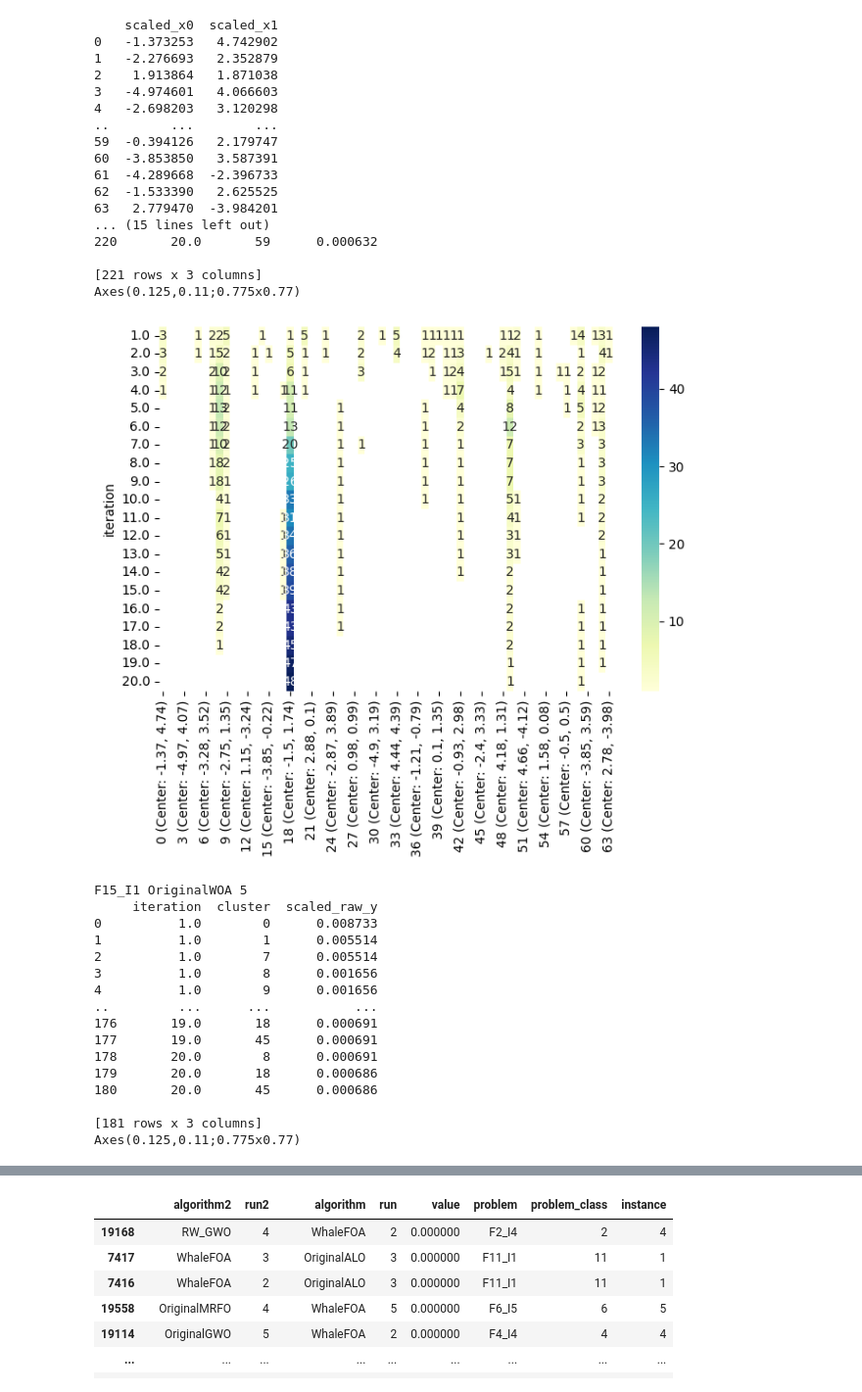
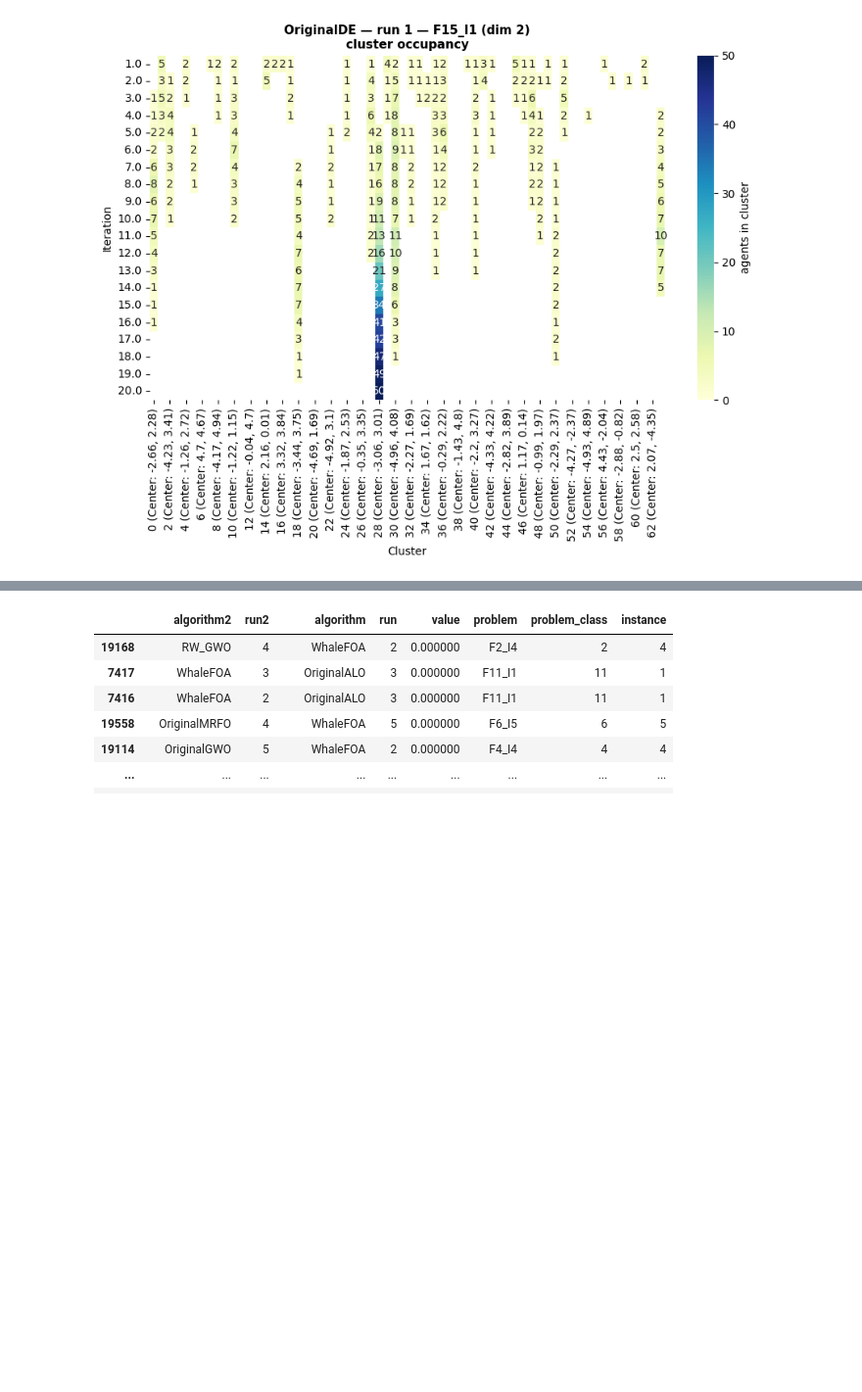
Before and after one commit to 8Timon24/Diploma-Analiza-in-vizualizacija-algoritmov-za-optimizacijo, a Jupyter notebook: 3_cluster_analysis.ipynb, the cells around one changed output, grey strips where cells are left out. Shown at 98% size. Cells and saved outputs as stored; diff of their text form; code cells hidden in the pictures; blank space fills up the shorter version.

```diff
--- a/3_cluster_analysis.ipynb
+++ b/3_cluster_analysis.ipynb
@@ -205,47 +246,6 @@ Axes(0.125,0.11;0.775x0.77)
 # %%
-algorithms_of_interest=["ModifiedAEO",
-"OriginalAEO",
-"AugmentedAEO",
-"OriginalSHADE",
-"SADE",
-"JADE",
-"OriginalDE",
-"OriginalWOA",
-"HI_WOA"]
+algorithms_of_interest=["OriginalDE","SADE","OriginalSHADE","AugmentedAEO", "GWO_WOA", "OriginalCSA", "OriginalMRFO"]
 
-visualize([2], ['F15_I1'], ['OriginalWOA', 'OriginalMRFO'], [1, 5],data_dir=f'data/clustering_features_20_algorithms_kmeans', plot_y=False)
+visualize([2], ['F15_I1'], ['OriginalDE', 'OriginalMRFO'], [1, 5],data_dir=f'data/clustering_latest', plot_y=False)
 # %% [output]
-    scaled_x0  scaled_x1
-0   -1.373253   4.742902
-1   -2.276693   2.352879
-2    1.913864   1.871038
-3   -4.974601   4.066603
-4   -2.698203   3.120298
-..        ...        ...
-59  -0.394126   2.179747
-60  -3.853850   3.587391
-61  -4.289668  -2.396733
-62  -1.533390   2.625525
-63   2.779470  -3.984201
-... (15 lines left out)
-220       20.0       59      0.000632
-
-[221 rows x 3 columns]
-Axes(0.125,0.11;0.775x0.77)
-[figure, old version]
+[figure, new version]
-F15_I1 OriginalWOA 5
-     iteration  cluster  scaled_raw_y
-0          1.0        0      0.008733
-1          1.0        1      0.005514
-2          1.0        7      0.005514
-3          1.0        8      0.001656
-4          1.0        9      0.001656
-..         ...      ...           ...
-176       19.0       18      0.000691
-177       19.0       45      0.000691
-178       20.0        8      0.000691
-179       20.0       18      0.000686
-180       20.0       45      0.000686
-
-[181 rows x 3 columns]
-Axes(0.125,0.11;0.775x0.77)
```
Also changed, not shown: parts of 10 cells of this notebook, 4 other files.
